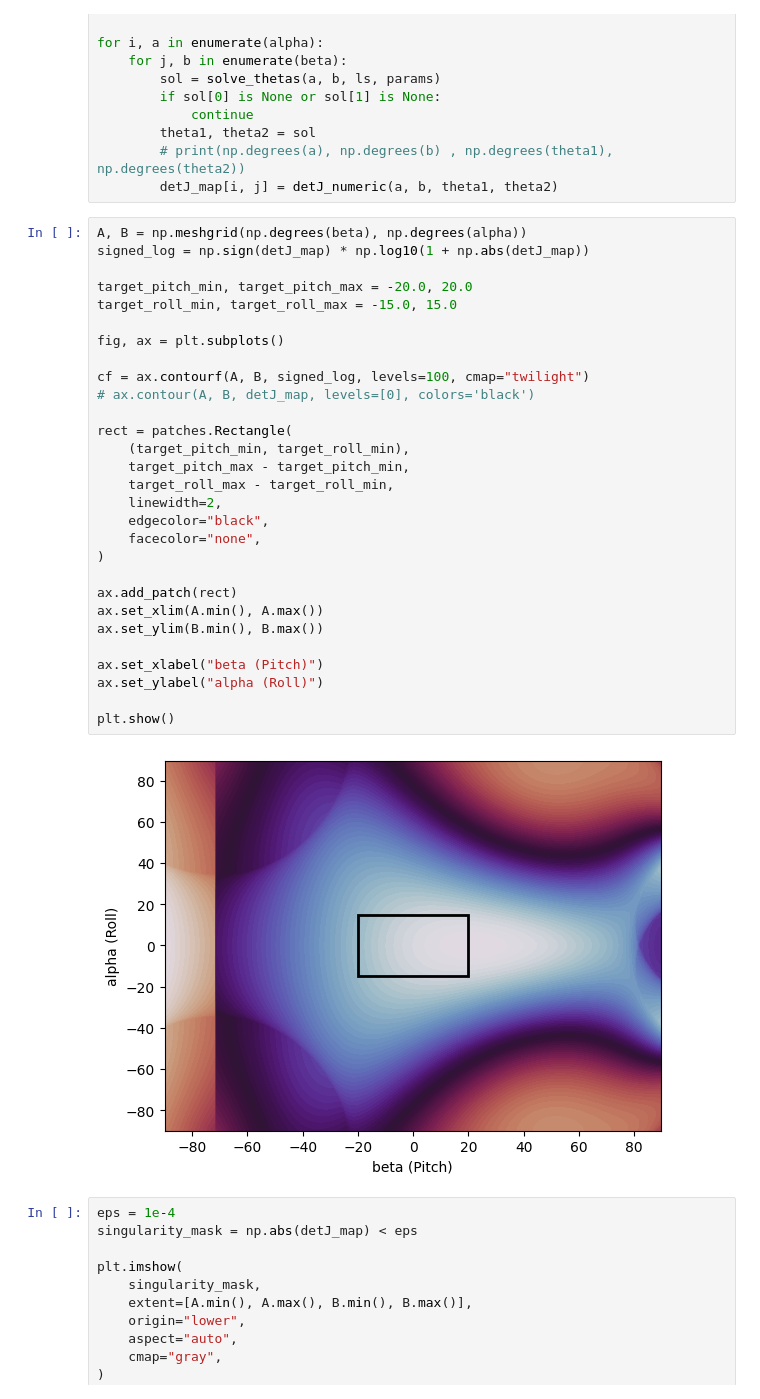
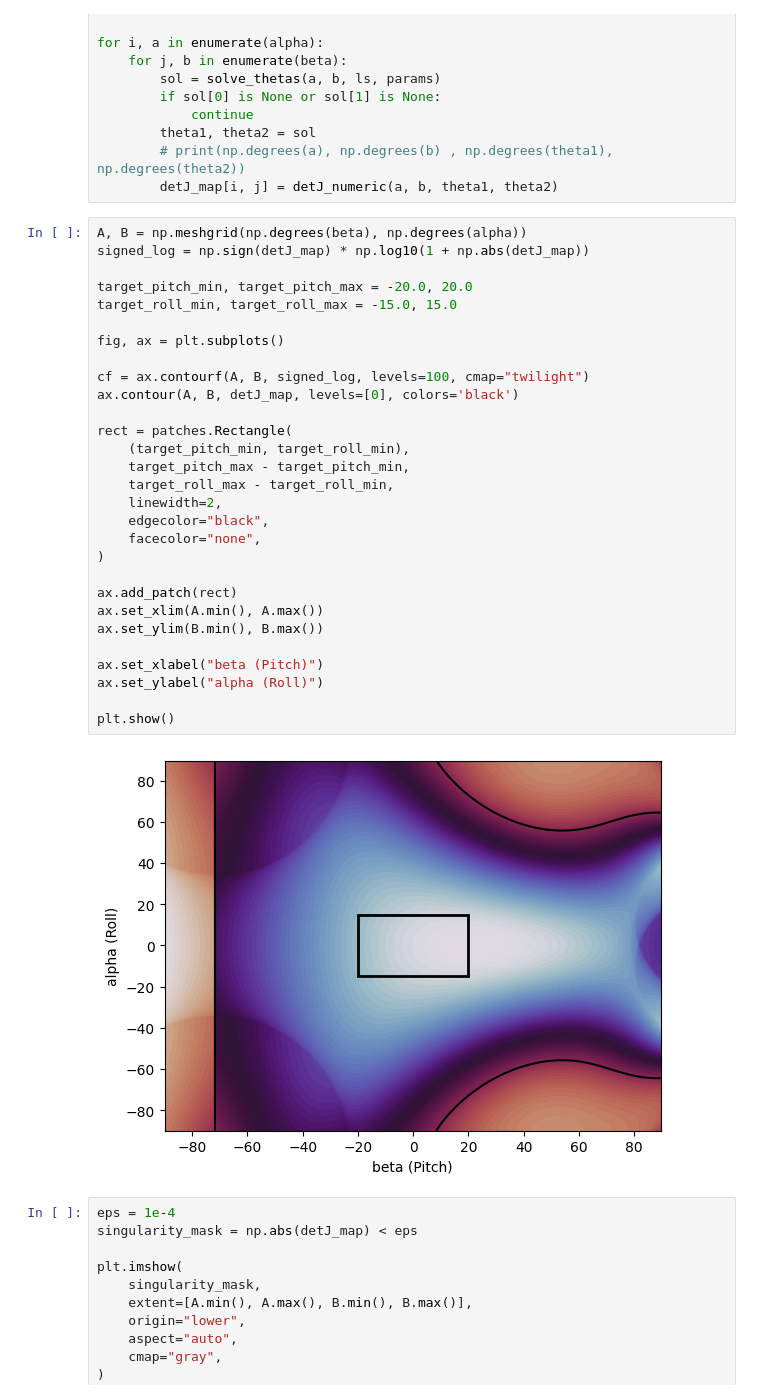
Before and after one commit to Soorajvasu/Biomechanics_math_modelling, a Jupyter notebook: torso_mechanism/workspace_singularity.ipynb, the cells around one changed output. Drawn from its saved outputs; the diff is of its cells as text.

```diff
--- a/torso_mechanism/workspace_singularity.ipynb
+++ b/torso_mechanism/workspace_singularity.ipynb
@@ -179,34 +179,34 @@ for i, a in enumerate(alpha):
 # %%
 A, B = np.meshgrid(np.degrees(beta), np.degrees(alpha))
 signed_log = np.sign(detJ_map) * np.log10(1 + np.abs(detJ_map))
 
 target_pitch_min, target_pitch_max = -20.0, 20.0
 target_roll_min, target_roll_max = -15.0, 15.0
 
 fig, ax = plt.subplots()
 
 cf = ax.contourf(A, B, signed_log, levels=100, cmap="twilight")
-# ax.contour(A, B, detJ_map, levels=[0], colors='black')
+ax.contour(A, B, detJ_map, levels=[0], colors='black')
 
 rect = patches.Rectangle(
     (target_pitch_min, target_roll_min),
     target_pitch_max - target_pitch_min,
     target_roll_max - target_roll_min,
     linewidth=2,
     edgecolor="black",
     facecolor="none",
 )
 
 ax.add_patch(rect)
 ax.set_xlim(A.min(), A.max())
 ax.set_ylim(B.min(), B.max())
 
 ax.set_xlabel("beta (Pitch)")
 ax.set_ylabel("alpha (Roll)")
 
 plt.show()
 # %% [output]
-[figure, old version]
+[figure, new version]
 # %%
 eps = 1e-4
 singularity_mask = np.abs(detJ_map) < eps
```
Also changed, not shown: 2 other files.
